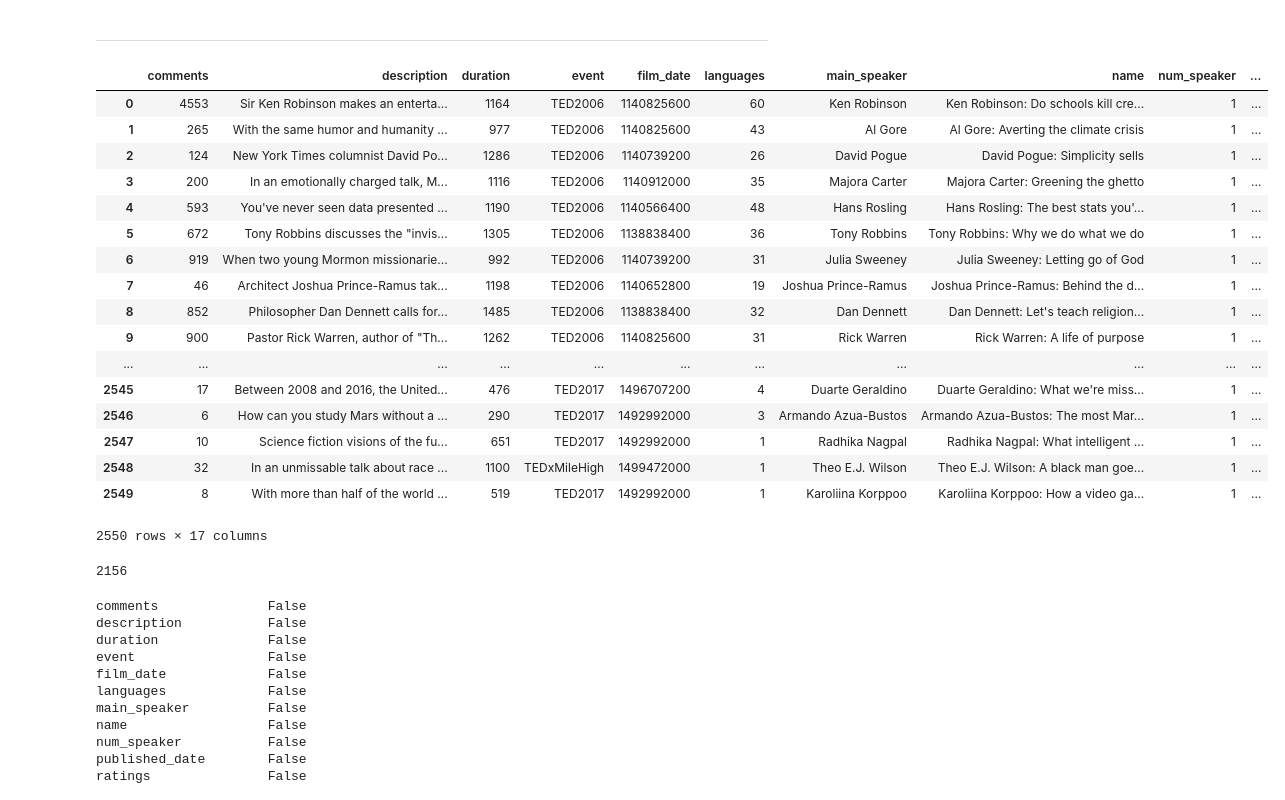
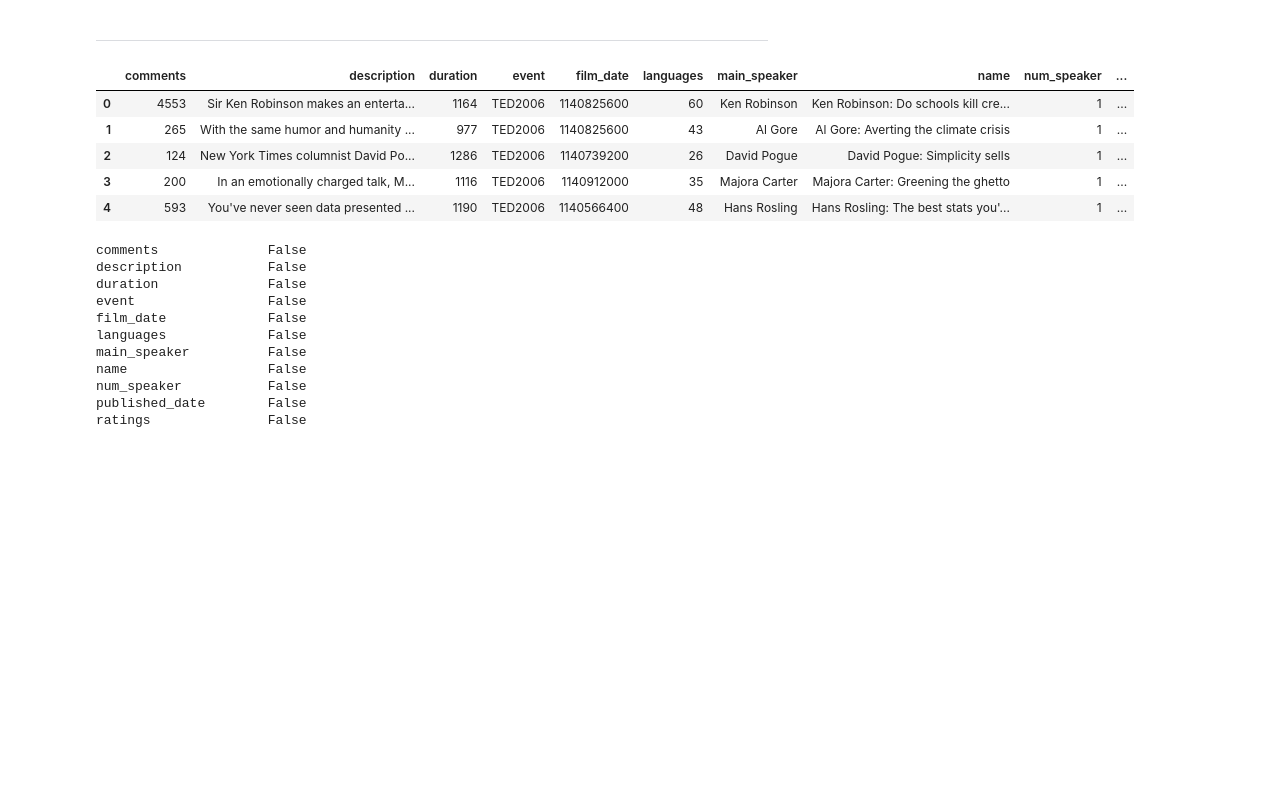
Before and after one commit to artina-m/TopTalks, a Jupyter notebook: Exploratory Data Analysis.ipynb, the cells around one changed output. Cells and saved outputs as stored; diff of their text form; code cells hidden in the pictures; blank space fills up the shorter version.

```diff
--- a/Exploratory Data Analysis.ipynb
+++ b/Exploratory Data Analysis.ipynb
@@ -11,30 +14,14 @@ import seaborn as sns
 # %%
 # Import data
 talks = pd.read_csv("ted_main.csv")
-talks
+talks.head()
 # %% [output]
 |  | comments | description | duration | event | film_date | languages | main_speaker | name | num_speaker | ... |
 | 0 | 4553 | Sir Ken Robinson makes an enterta... | 1164 | TED2006 | 1140825600 | 60 | Ken Robinson | Ken Robinson: Do schools kill cre... | 1 | ... |
 | 1 | 265 | With the same humor and humanity ... | 977 | TED2006 | 1140825600 | 43 | Al Gore | Al Gore: Averting the climate crisis | 1 | ... |
 | 2 | 124 | New York Times columnist David Po... | 1286 | TED2006 | 1140739200 | 26 | David Pogue | David Pogue: Simplicity sells | 1 | ... |
 | 3 | 200 | In an emotionally charged talk, M... | 1116 | TED2006 | 1140912000 | 35 | Majora Carter | Majora Carter: Greening the ghetto | 1 | ... |
 | 4 | 593 | You've never seen data presented ... | 1190 | TED2006 | 1140566400 | 48 | Hans Rosling | Hans Rosling: The best stats you'... | 1 | ... |
-| 5 | 672 | Tony Robbins discusses the "invis... | 1305 | TED2006 | 1138838400 | 36 | Tony Robbins | Tony Robbins: Why we do what we do | 1 | ... |
-| 6 | 919 | When two young Mormon missionarie... | 992 | TED2006 | 1140739200 | 31 | Julia Sweeney | Julia Sweeney: Letting go of God | 1 | ... |
-| 7 | 46 | Architect Joshua Prince-Ramus tak... | 1198 | TED2006 | 1140652800 | 19 | Joshua Prince-Ramus | Joshua Prince-Ramus: Behind the d... | 1 | ... |
-| 8 | 852 | Philosopher Dan Dennett calls for... | 1485 | TED2006 | 1138838400 | 32 | Dan Dennett | Dan Dennett: Let's teach religion... | 1 | ... |
-| 9 | 900 | Pastor Rick Warren, author of "Th... | 1262 | TED2006 | 1140825600 | 31 | Rick Warren | Rick Warren: A life of purpose | 1 | ... |
-| ... | ... | ... | ... | ... | ... | ... | ... | ... | ... | ... |
-| 2545 | 17 | Between 2008 and 2016, the United... | 476 | TED2017 | 1496707200 | 4 | Duarte Geraldino | Duarte Geraldino: What we're miss... | 1 | ... |
-| 2546 | 6 | How can you study Mars without a ... | 290 | TED2017 | 1492992000 | 3 | Armando Azua-Bustos | Armando Azua-Bustos: The most Mar... | 1 | ... |
-| 2547 | 10 | Science fiction visions of the fu... | 651 | TED2017 | 1492992000 | 1 | Radhika Nagpal | Radhika Nagpal: What intelligent ... | 1 | ... |
-| 2548 | 32 | In an unmissable talk about race ... | 1100 | TEDxMileHigh | 1499472000 | 1 | Theo E.J. Wilson | Theo E.J. Wilson: A black man goe... | 1 | ... |
-| 2549 | 8 | With more than half of the world ... | 519 | TED2017 | 1492992000 | 1 | Karoliina Korppoo | Karoliina Korppoo: How a video ga... | 1 | ... |
-2550 rows × 17 columns
-# %%
-len(set(talks["main_speaker"]))
-# %% [output]
-2156
 # %%
 talks.isnull().any() # Check for null values, resuts: speaker_occupation
 # %% [output]
```
Also changed, not shown: parts of 42 cells of this notebook, 1 other file.
